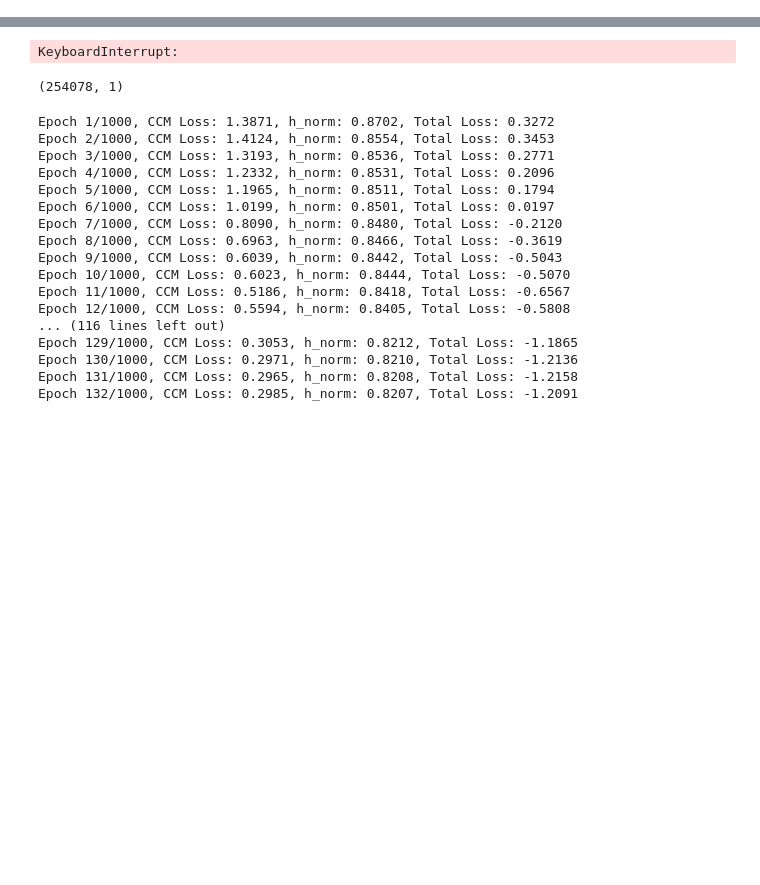
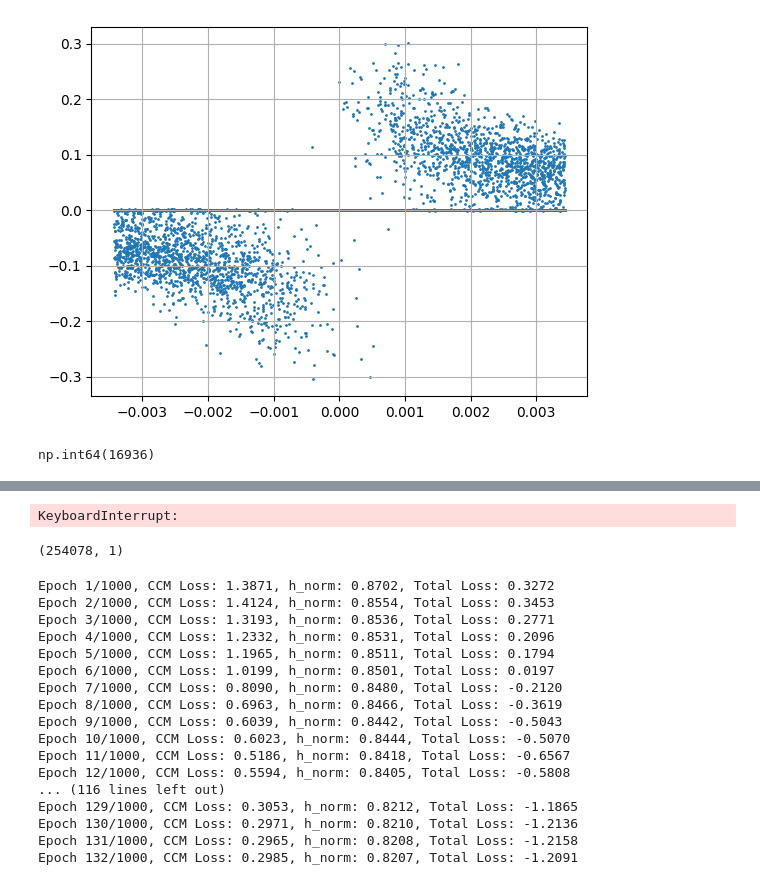
Before and after one commit to z7743/FlowDecomposition, a Jupyter notebook: notebooks/test.ipynb, the cells around one changed output, grey strips where cells are left out. Saved outputs shown, nothing was run; the diff lists cells and outputs as text; code cells hidden in the pictures; blank space fills up the shorter version.

```diff
--- a/notebooks/test.ipynb
+++ b/notebooks/test.ipynb
@@ -13,0 +186,39 @@ import re
+# %%
+init_params = {
+    "input_dim": X_train.shape[1],
+    "proj_dim": 10,
+    "num_delays": 1,
+    "delay_step": 1,
+    "model": "linear",
+    "subtract_autocorr": False,
+    "device": "cpu",
+    "data_device": "cpu",
+    "optimizer": "Adagrad",
+    "regularizer": "h_norm",
+    "tol": 1e-6,
+    "learning_rate": 0.01,
+    "random_state": 1,
+    "verbose": 1,
+}
+
+# Fit parameters.
+fit_params = {
+    "sample_size": 250,
+    "library_size": 800,
+    "exclusion_rad": 2,
+    "time_intv": 0,
+    "num_epochs": 1000,
+    "num_rand_samples": 4,
+    "batch_size": 4,
+    "method": "smap",
+    "nbrs_num": 16,
+    "theta": 3,
+    "beta": 100,
+    "optim_policy": "fixed"
+
+}
+
+fd = FlowRegression(**init_params)
+ss = (fd.model.get_weights()).copy()
+
+fd.fit(X_train,y_train[:,None],**fit_params )
@@ -13,0 +244,9 @@ import re
+# %%
+plt.scatter(ss[:,:,9],(fd.model.get_weights())[:,:,9],s=1)
+plt.grid()
+# %% [output]
+[figure, added]
+# %%
+(np.abs(fd.model.get_weights()).mean(axis=2) > 0.01).sum()
+# %% [output]
+np.int64(16936)
```
Also changed, not shown: parts of 14 cells of this notebook, 7 other files.
